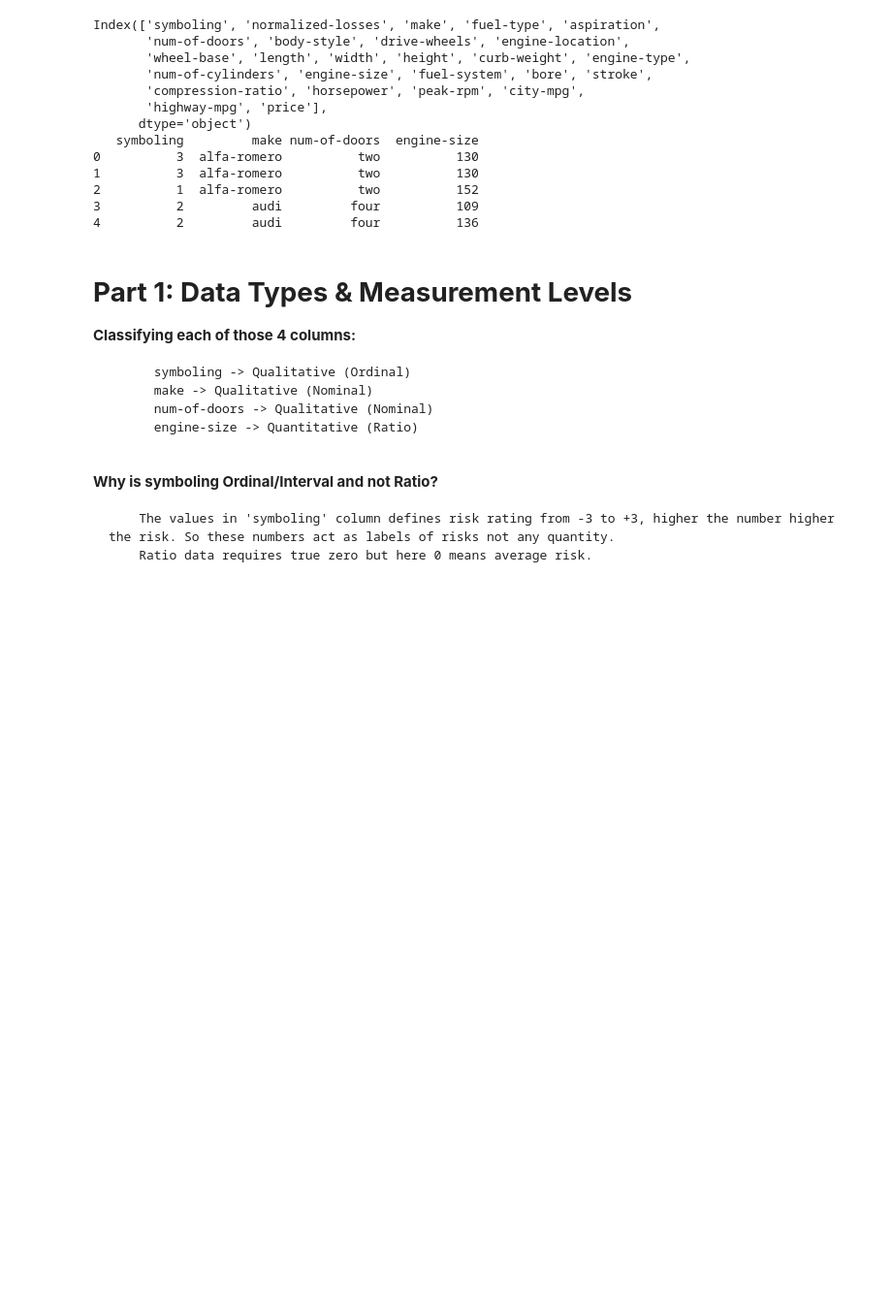
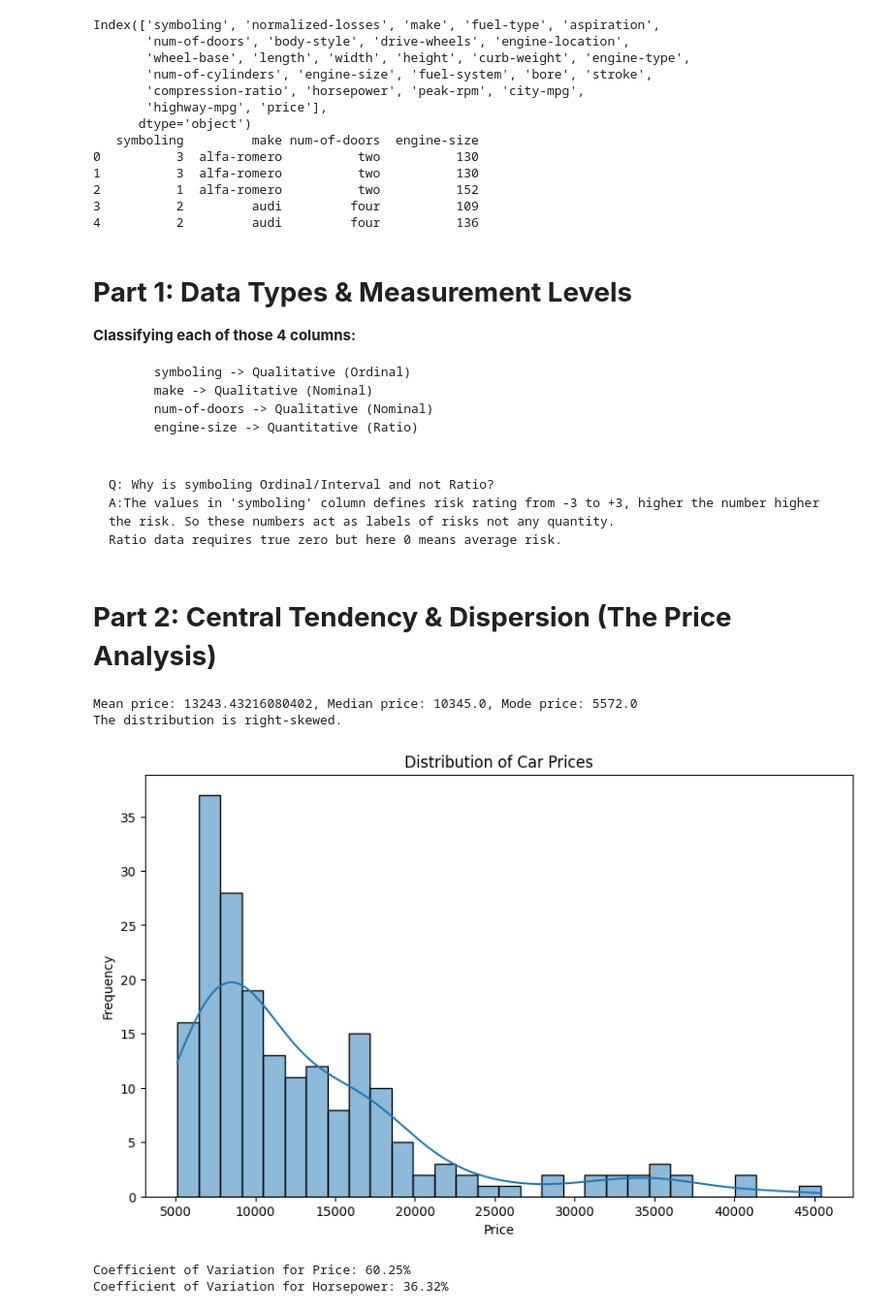
Before and after one commit to mahtabkhandoker/IC_Assignment, a Jupyter notebook: asg_1.ipynb, the cells around one changed output. Shown at 97% size. Saved outputs shown, nothing was run; the diff lists cells and outputs as text; code cells hidden in the pictures; blank space fills up the shorter version.

Commit message:
done with part 2

````diff
--- a/asg_1.ipynb
+++ b/asg_1.ipynb
@@ -50,8 +50,46 @@ Index(['symboling', 'normalized-losses', 'make', 'fuel-type', 'aspiration',
       engine-size -> Quantitative (Ratio)
 
 ```
-**Why is symboling Ordinal/Interval and not Ratio?**
+
 ```
-    The values in 'symboling' column defines risk rating from -3 to +3, higher the number higher the risk. So these numbers act as labels of risks not any quantity.
-    Ratio data requires true zero but here 0 means average risk.
+Q: Why is symboling Ordinal/Interval and not Ratio?
+A:The values in 'symboling' column defines risk rating from -3 to +3, higher the number higher the risk. So these numbers act as labels of risks not any quantity.
+Ratio data requires true zero but here 0 means average risk.
 ```
+# %% [markdown]
+# **Part 2: Central Tendency & Dispersion (The Price Analysis)**
+# %%
+#computing mean, median and mode for 'price' column
+mean_price = df['price'].astype(float).mean()
+median_price = df['price'].astype(float).median()
+mode_price = df['price'].astype(float).mode()[0]
+print(f"Mean price: {mean_price}, Median price: {median_price}, Mode price: {mode_price}")
+
+if mean_price > median_price:
+    print("The distribution is right-skewed.")
+elif mean_price < median_price:
+    print("The distribution is left-skewed.")
+else:
+    print("The distribution is symmetric.")
+
+# Visualizing the distribution of 'price'
+plt.figure(figsize=(10, 6))
+sns.histplot(df['price'].astype(float), bins=30, kde=True)
+plt.title('Distribution of Car Prices')
+plt.xlabel('Price')
+plt.ylabel('Frequency')
+plt.show()
+
+# calculating the coiefficient of variation (CV) fir 'price' and 'horsepower'
+def coefficient_of_variation(series):
+    return series.std() / series.mean() * 100
+cv_price = coefficient_of_variation(df['price'].astype(float))
+cv_horsepower = coefficient_of_variation(df['horsepower'].astype(float))
+print(f"Coefficient of Variation for Price: {cv_price:.2f}%")
+print(f"Coefficient of Variation for Horsepower: {cv_horsepower:.2f}%")
+# %% [output]
+Mean price: 13243.43216080402, Median price: 10345.0, Mode price: 5572.0
+The distribution is right-skewed.
+[figure, added]
+Coefficient of Variation for Price: 60.25%
+Coefficient of Variation for Horsepower: 36.32%
````
Also changed, not shown: parts of 1 cell of this notebook.
